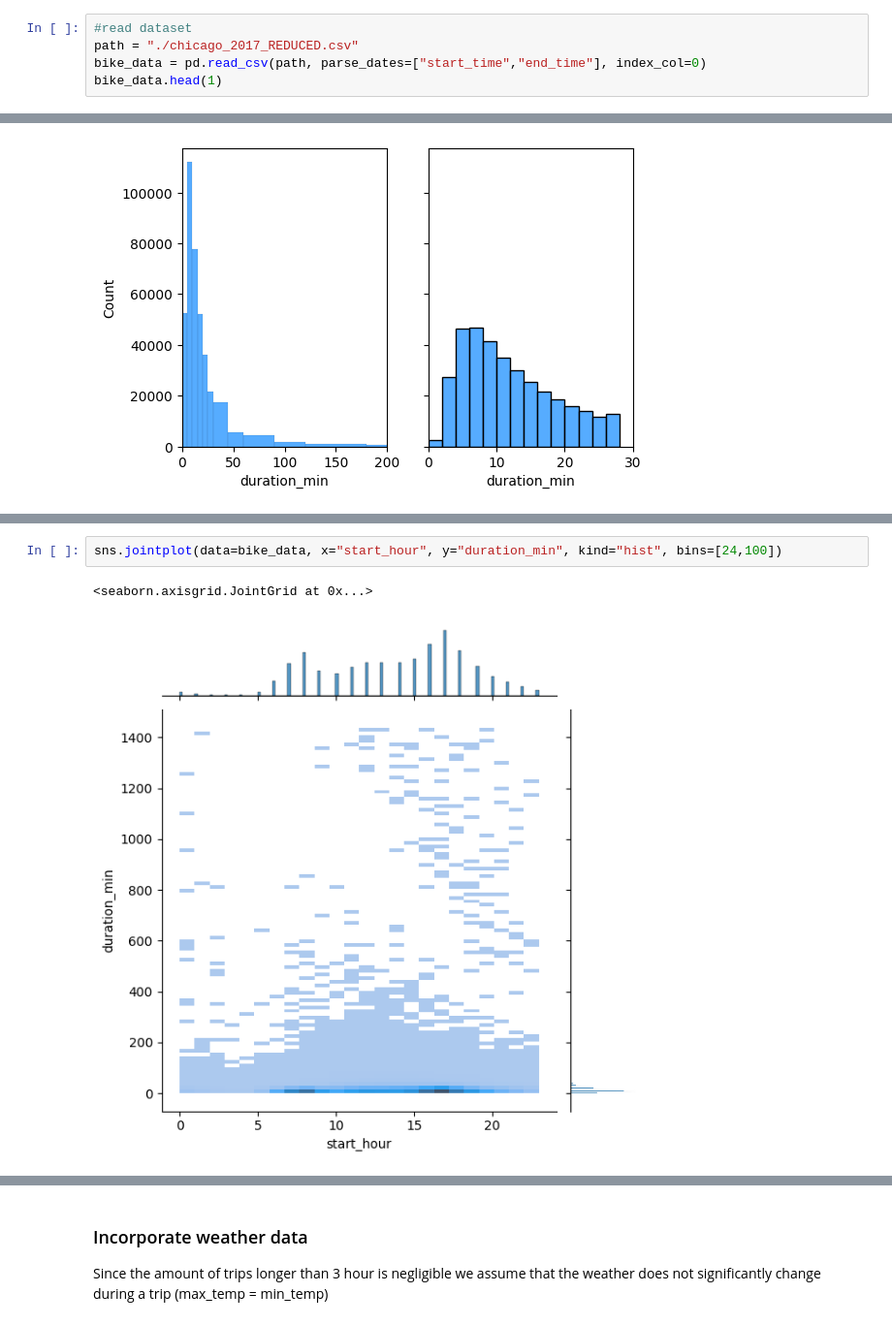
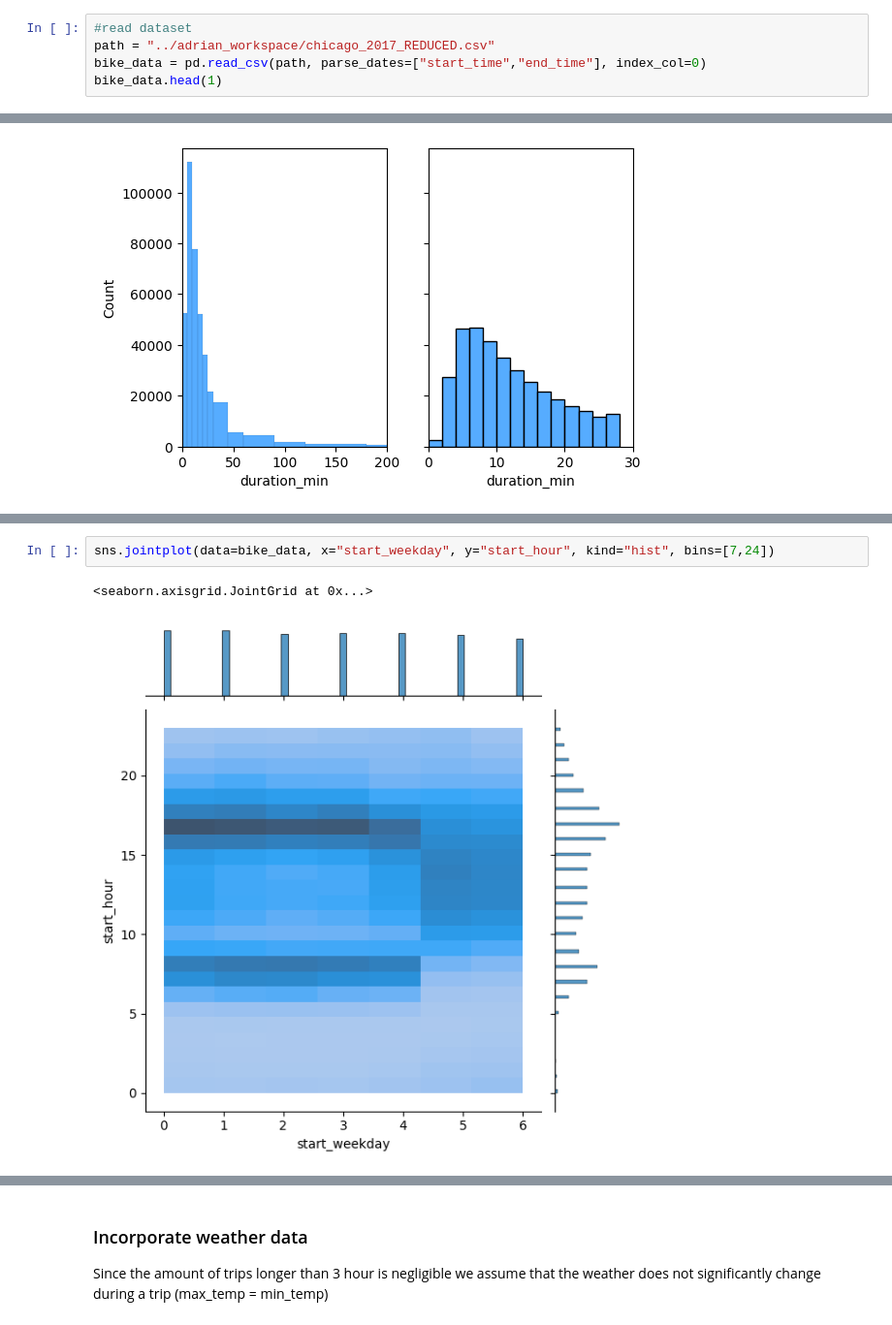
Before and after one commit to agruenb/AA-2022-TEAM-11, a Jupyter notebook: temporal_analysis.ipynb, the cells around one changed output, grey strips where cells are left out. Shown at 97% size. Cells and saved outputs as stored; diff of their text form.

Commit message:
added more weekday/weekend charts

```diff
--- a/temporal_analysis.ipynb
+++ b/temporal_analysis.ipynb
@@ -9,7 +9,7 @@ import matplotlib.pyplot as plt
 from matplotlib import rcParams
 # %%
 #read dataset
-path = "./chicago_2017_REDUCED.csv"
+path = "../adrian_workspace/chicago_2017_REDUCED.csv"
 bike_data = pd.read_csv(path, parse_dates=["start_time","end_time"], index_col=0)
 bike_data.head(1)
 # %% [output]
@@ -71,5 +78,5 @@ plt.show()
 # %%
-sns.jointplot(data=bike_data, x="start_hour", y="duration_min", kind="hist", bins=[24,100])
+sns.jointplot(data=bike_data, x="start_weekday", y="start_hour", kind="hist", bins=[7,24])
 # %% [output]
 <seaborn.axisgrid.JointGrid at 0x...>
-[figure, old version]
+[figure, new version]
```
Also changed, not shown: parts of 6 cells of this notebook.
